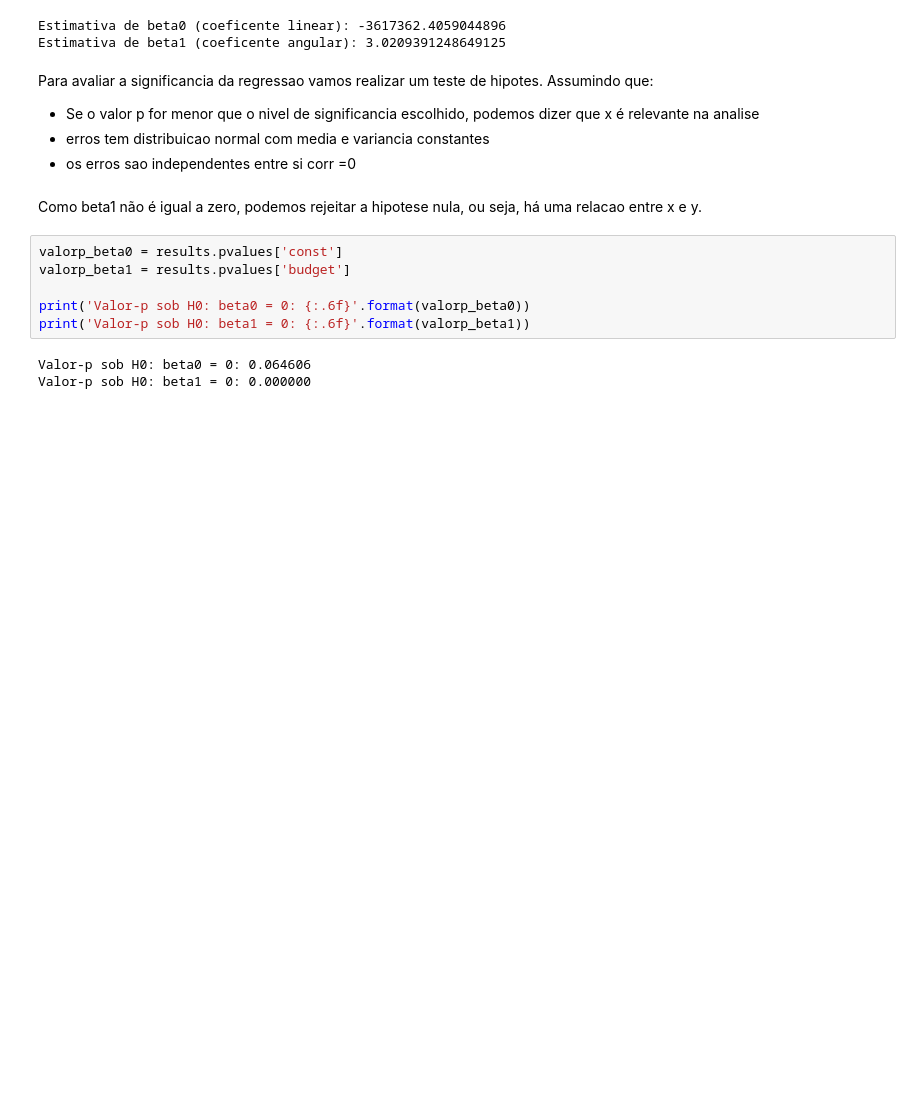
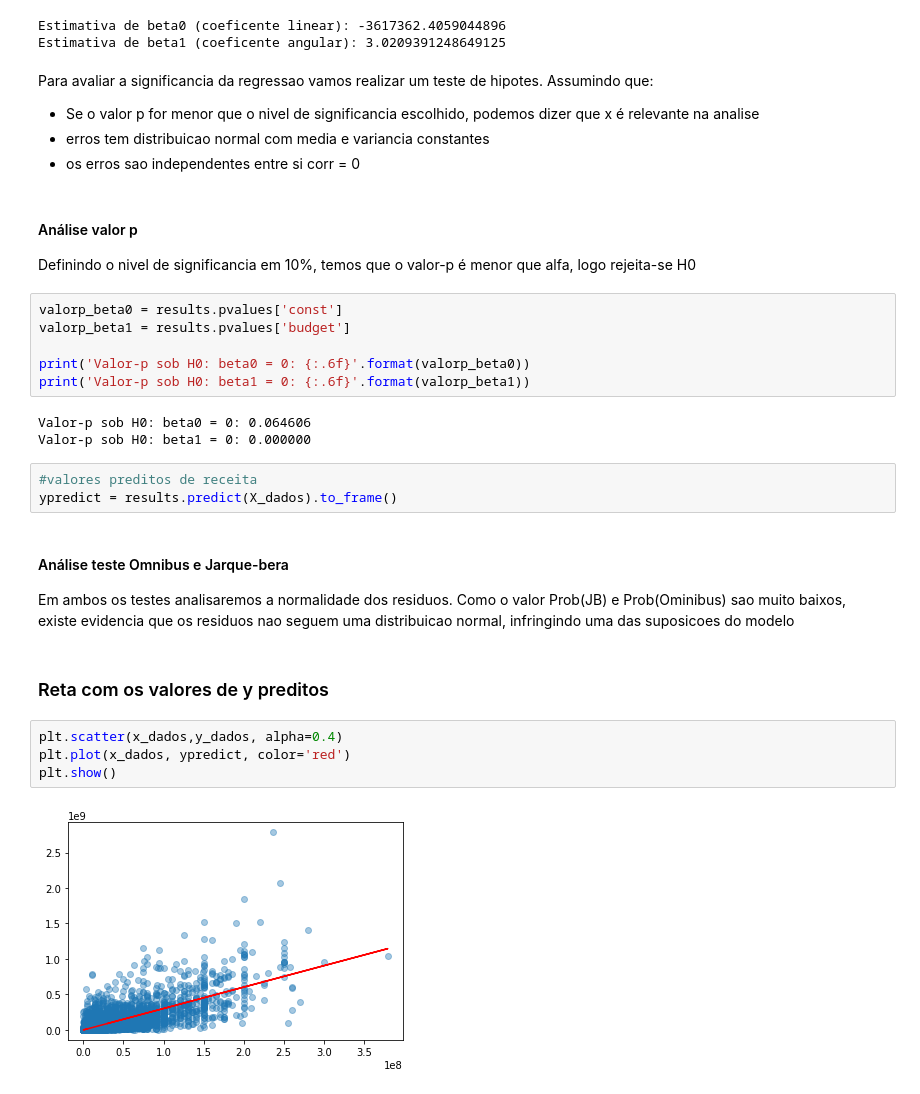
Before and after one commit to beatrizcf2/Classificador_Filmes, a Jupyter notebook: Untitled.ipynb, the cells around one changed output. Drawn from its saved outputs; the diff is of its cells as text; blank space fills up the shorter version.

```diff
--- a/Untitled.ipynb
+++ b/Untitled.ipynb
@@ -191,9 +210,11 @@ Estimativa de beta1 (coeficente angular): 3.0209391248649125
 Para avaliar a significancia da regressao vamos realizar um teste de hipotes. Assumindo que:
 - Se o valor p for menor que o nivel de significancia escolhido, podemos dizer que x é relevante na analise
 - erros tem distribuicao normal com media e variancia constantes
-- os erros sao independentes entre si corr =0
+- os erros sao independentes entre si corr = 0
-# %% [markdown]
-Como beta1 não é igual a zero, podemos rejeitar a hipotese nula, ou seja, há uma relacao entre x e y.
+# %% [markdown]
+#### Análise valor p
+
+Definindo o nivel de significancia em 10%, temos que o valor-p é menor que alfa, logo rejeita-se H0
 # %%
 valorp_beta0 = results.pvalues['const']
 valorp_beta1 = results.pvalues['budget']
@@ -203,3 +224,17 @@ print('Valor-p sob H0: beta1 = 0: {:.6f}'.format(valorp_beta1))
 # %% [output]
 Valor-p sob H0: beta0 = 0: 0.064606
 Valor-p sob H0: beta1 = 0: 0.000000
+# %%
+#valores preditos de receita
+ypredict = results.predict(X_dados).to_frame()
+# %% [markdown]
+#### Análise teste Omnibus e Jarque-bera
+Em ambos os testes analisaremos a normalidade dos residuos. Como o valor Prob(JB) e Prob(Ominibus) sao muito baixos, existe evidencia que os residuos nao seguem uma distribuicao normal, infringindo uma das suposicoes do modelo
+# %% [markdown]
+### Reta com os valores de y preditos
+# %%
+plt.scatter(x_dados,y_dados, alpha=0.4)
+plt.plot(x_dados, ypredict, color='red')
+plt.show()
+# %% [output]
+[figure, added]
```
Also changed, not shown: parts of 13 cells of this notebook.
